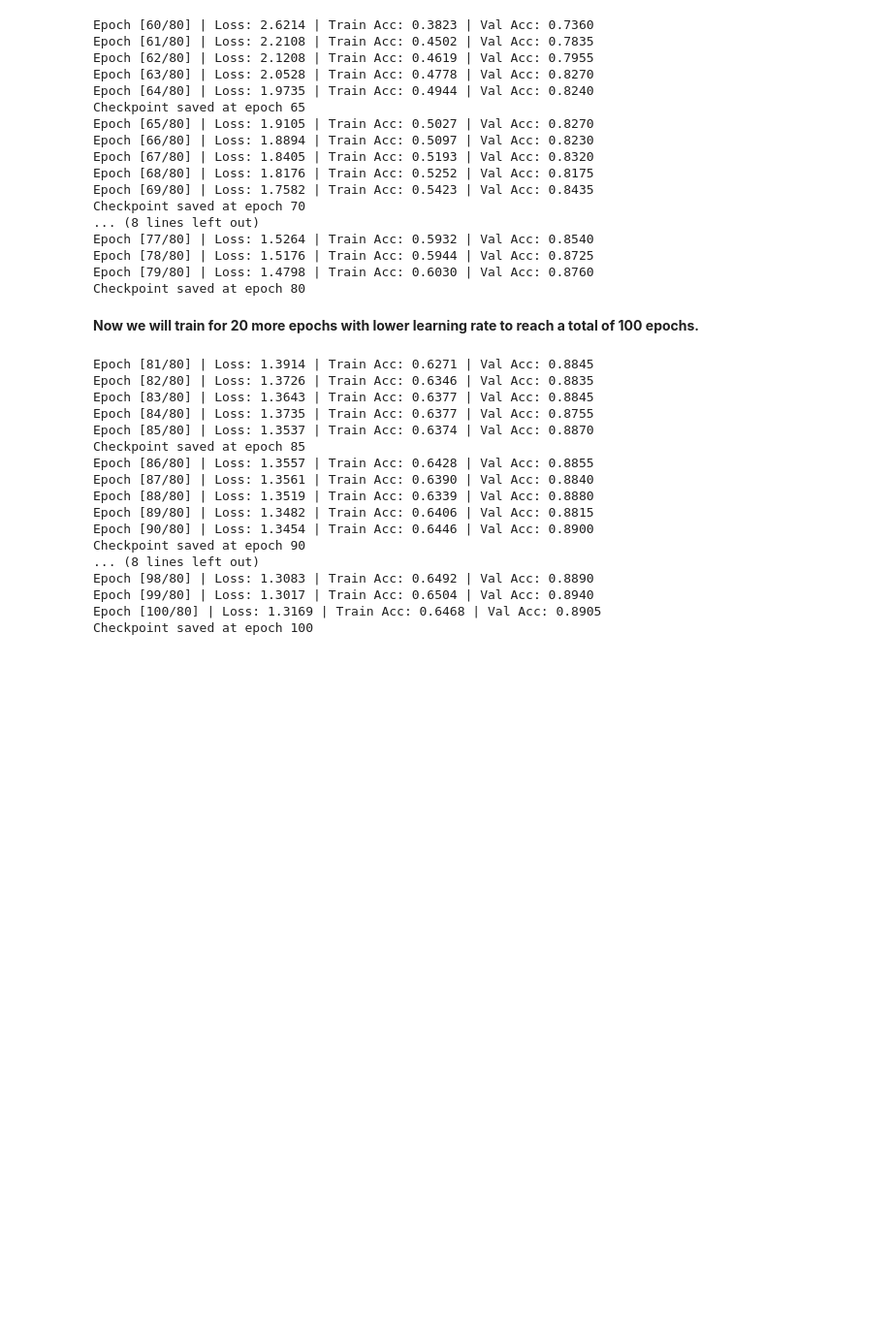
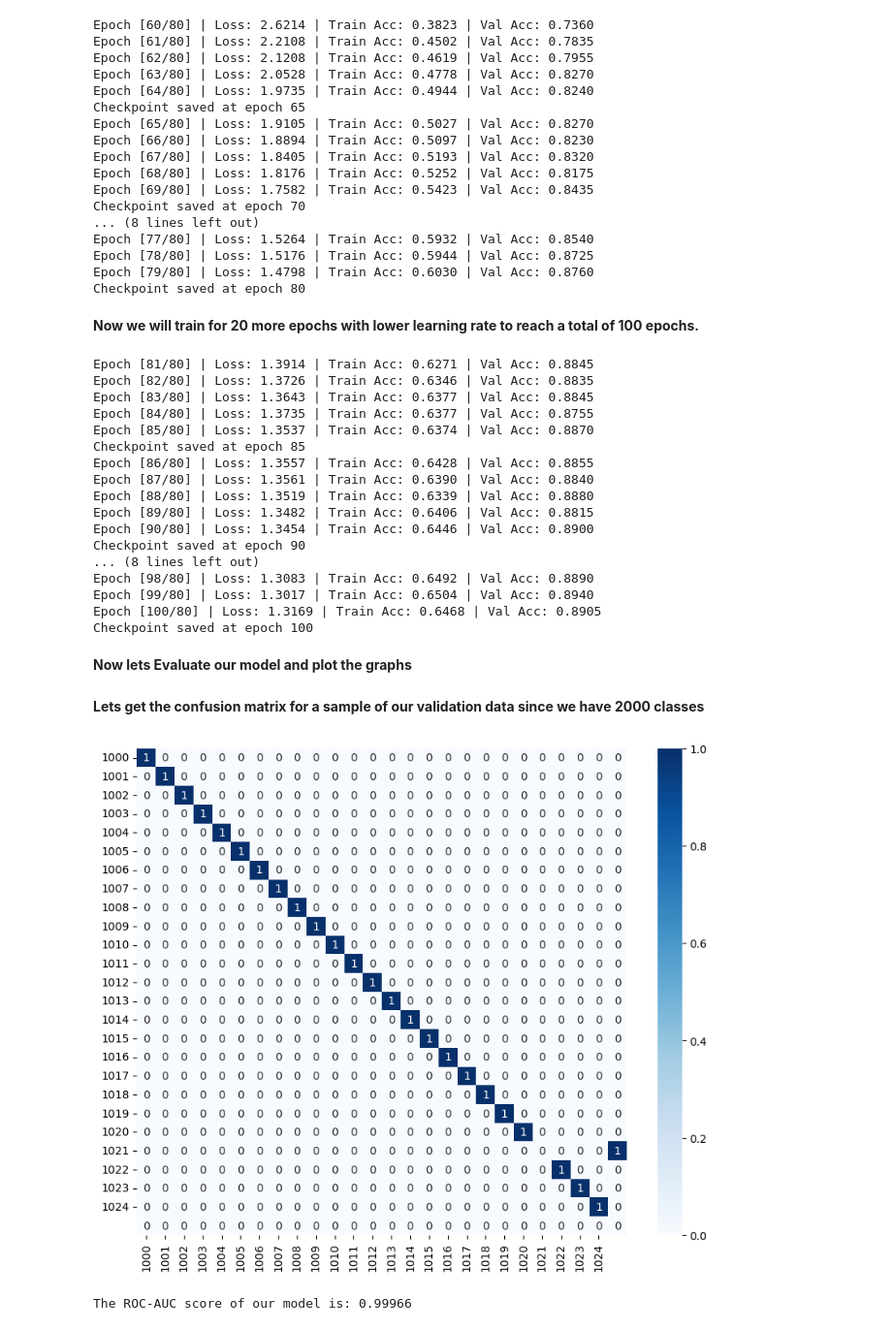
Before and after one commit to Mahmoud-N-Elmallah/robust-iris-biometric-auth-system-cv, a Jupyter notebook: Model_building.ipynb, the cells around one changed output. Shown at 97% size. Cells and saved outputs as stored; diff of their text form; code cells hidden in the pictures; blank space fills up the shorter version.

Commit message:
calculate metrics of the model

```diff
--- a/Model_building.ipynb
+++ b/Model_building.ipynb
@@ -342,3 +342,5 @@ Epoch [98/80] | Loss: 1.3083 | Train Acc: 0.6492 | Val Acc: 0.8890
 Epoch [99/80] | Loss: 1.3017 | Train Acc: 0.6504 | Val Acc: 0.8940
 Epoch [100/80] | Loss: 1.3169 | Train Acc: 0.6468 | Val Acc: 0.8905
 Checkpoint saved at epoch 100
+# %% [markdown]
+**Now lets Evaluate our model and plot the graphs**
@@ -344,0 +352,32 @@ Checkpoint saved at epoch 100
+# %%
+def get_global_stats(model, loader, device):
+    model.eval()
+    all_preds = []
+    all_labels = []
+    all_probabilities = []
+
+    with torch.no_grad():
+        for images, labels in loader:
+            images, labels = images.to(device), labels.to(device)
+
+            outputs = model(images)
+            _, preds = torch.max(outputs, 1)
+            probs=F.softmax(outputs, dim=1)
+            #convert to numpy for sklearn metrics to use
+            all_preds.extend(preds.cpu().numpy())
+            all_labels.extend(labels.cpu().numpy())
+            all_probabilities.extend(probs.cpu().numpy())
+    return all_labels, all_preds, all_probabilities
+# %%
+all_labels,all_preds,all_probabilities=get_global_stats(trained_model, val_dl, device)
+# %% [markdown]
+**Lets get the confusion matrix for a sample of our validation data since we have 2000 classes**
+# %%
+plt.figure(figsize=(10,8))
+sns.heatmap(confusion_matrix(all_labels[1000:1025], all_preds[1000:1025]), annot=True, fmt='d', cmap='Blues',xticklabels=np.unique(all_labels[1000:1025]), yticklabels=np.unique(all_labels[1000:1025]));
+# %% [output]
+[figure, added]
+# %%
+print(f'The ROC-AUC score of our model is: {roc_auc_score(all_labels, all_probabilities, multi_class='ovr'):.5f}')
+# %% [output]
+The ROC-AUC score of our model is: 0.99966
```
Also changed, not shown: parts of 4 cells of this notebook.
